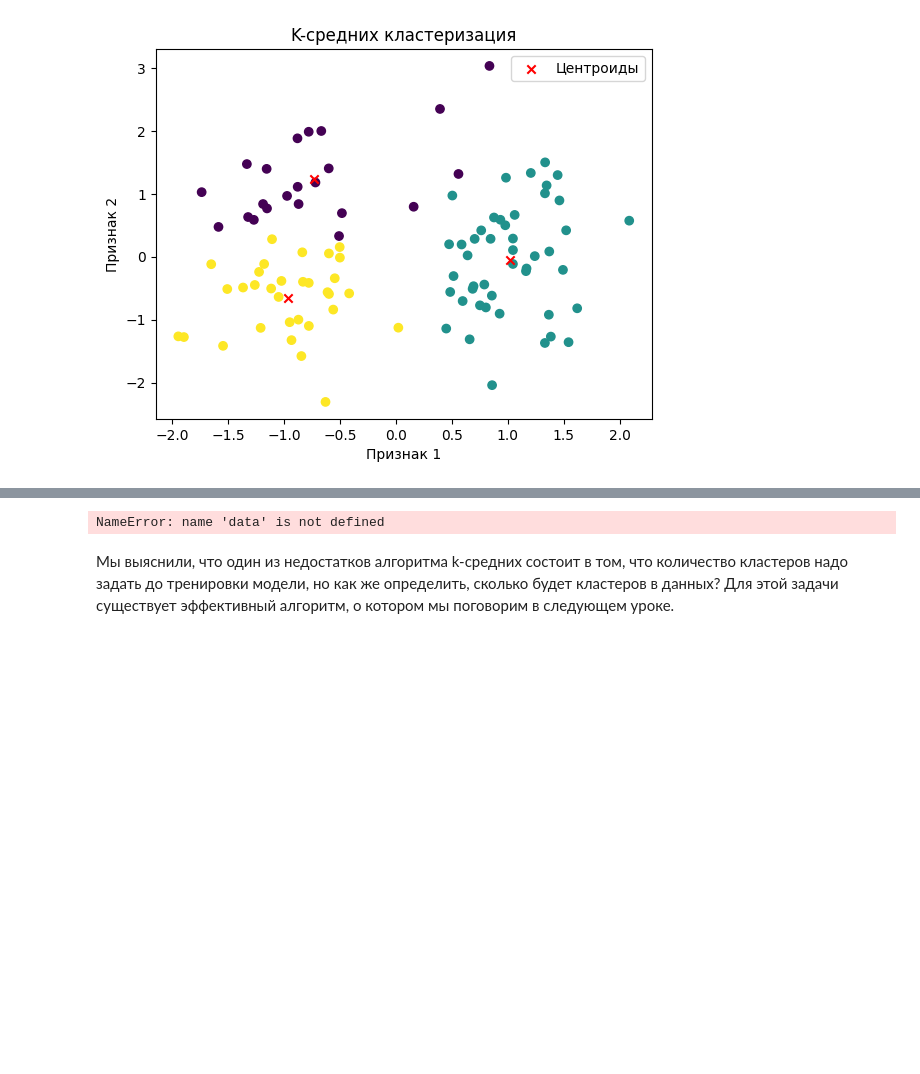
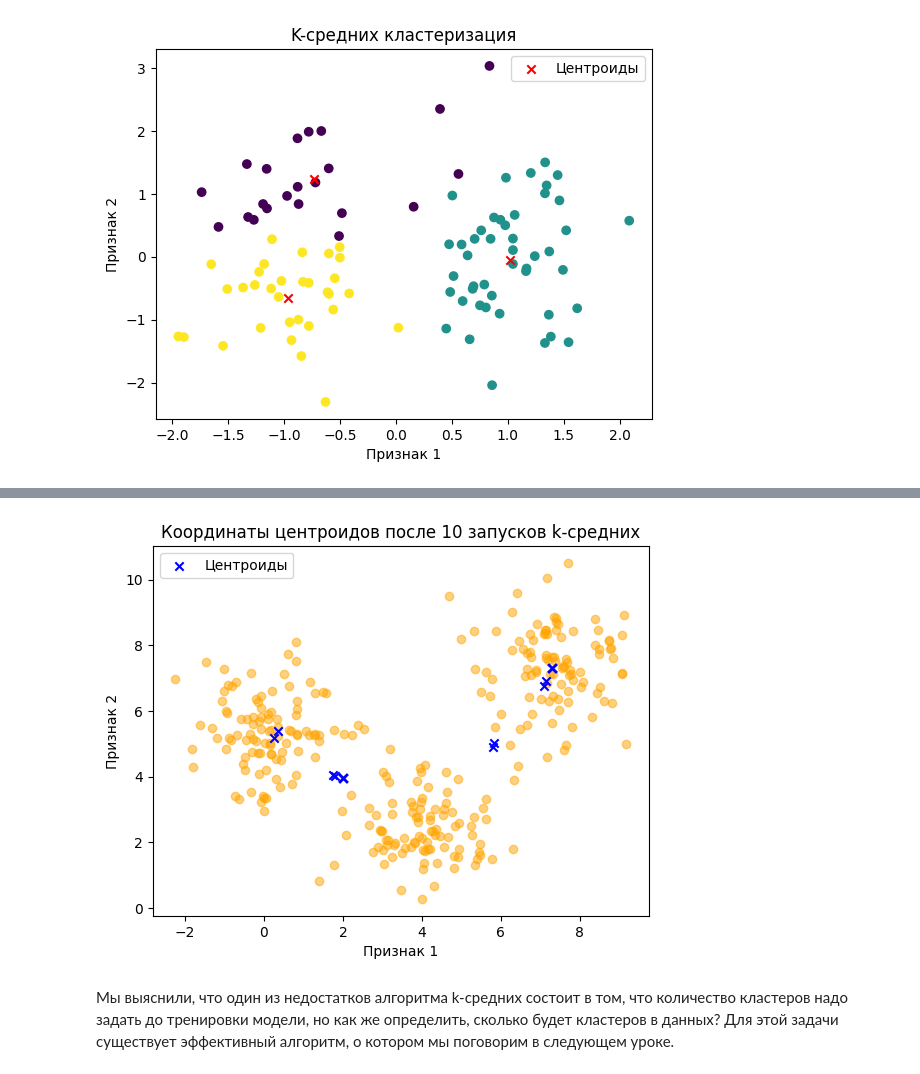
Before and after one commit to Andre-1970/Machine_learning_classical_algorithms_Sem4, a Jupyter notebook: 7_Homework_8_4.ipynb, the cells around one changed output, grey strips where cells are left out. Cells and saved outputs as stored; diff of their text form; code cells hidden in the pictures; blank space fills up the shorter version.

```diff
--- a/7_Homework_8_4.ipynb
+++ b/7_Homework_8_4.ipynb
@@ -97,37 +97,39 @@ kmeans_model = KMeans(n_clusters=2, n_init=1, random_state=None, algorithm='full
 # %%
 import csv
 import numpy as np
 import matplotlib.pyplot as plt
 from sklearn.cluster import KMeans
+import warnings
 
 data = []
 
 with open('data/clustering_hw.csv', 'r') as csvfile:
     csvreader = csv.reader(csvfile, delimiter=',')
     next(csvreader)  # Пропускаем заголовок столбца
     for row in csvreader:
         data.append([float(row[0]), float(row[1])])
 
 data = np.array(data)
 
 centroid_points = []
-
-for _ in range(10):
-    kmeans_model = KMeans(n_clusters=2, n_init=1, random_state=None, algorithm='full', max_iter=2)
-    kmeans_model.fit(data)
-    centroids = kmeans_model.cluster_centers_
-    centroid_points.extend(centroids)
+with warnings.catch_warnings():
+    warnings.simplefilter("ignore")
+    for _ in range(10):
+        kmeans_model = KMeans(n_clusters=2, n_init=1, random_state=None, algorithm='full', max_iter=2)
+        kmeans_model.fit(data)
+        centroids = kmeans_model.cluster_centers_
+        centroid_points.extend(centroids)
 
 centroid_points = np.array(centroid_points)
 
 plt.scatter(data[:, 0], data[:, 1], c='orange', alpha=0.5)
 plt.scatter(centroid_points[:, 0], centroid_points[:, 1], c='blue', marker='x', label='Центроиды')
 plt.title('Координаты центроидов после 10 запусков k-средних')
 plt.xlabel('Признак 1')
 plt.ylabel('Признак 2')
 plt.legend()
 plt.show()
 # %% [output]
-NameError: name 'data' is not defined
+[figure, added]
 # %% [markdown]
 Мы выяснили, что один из недостатков алгоритма k-средних состоит в том, что количество кластеров надо задать до тренировки модели, но как же определить, сколько будет кластеров в данных? Для этой задачи существует эффективный алгоритм, о котором мы поговорим в следующем уроке.
```
